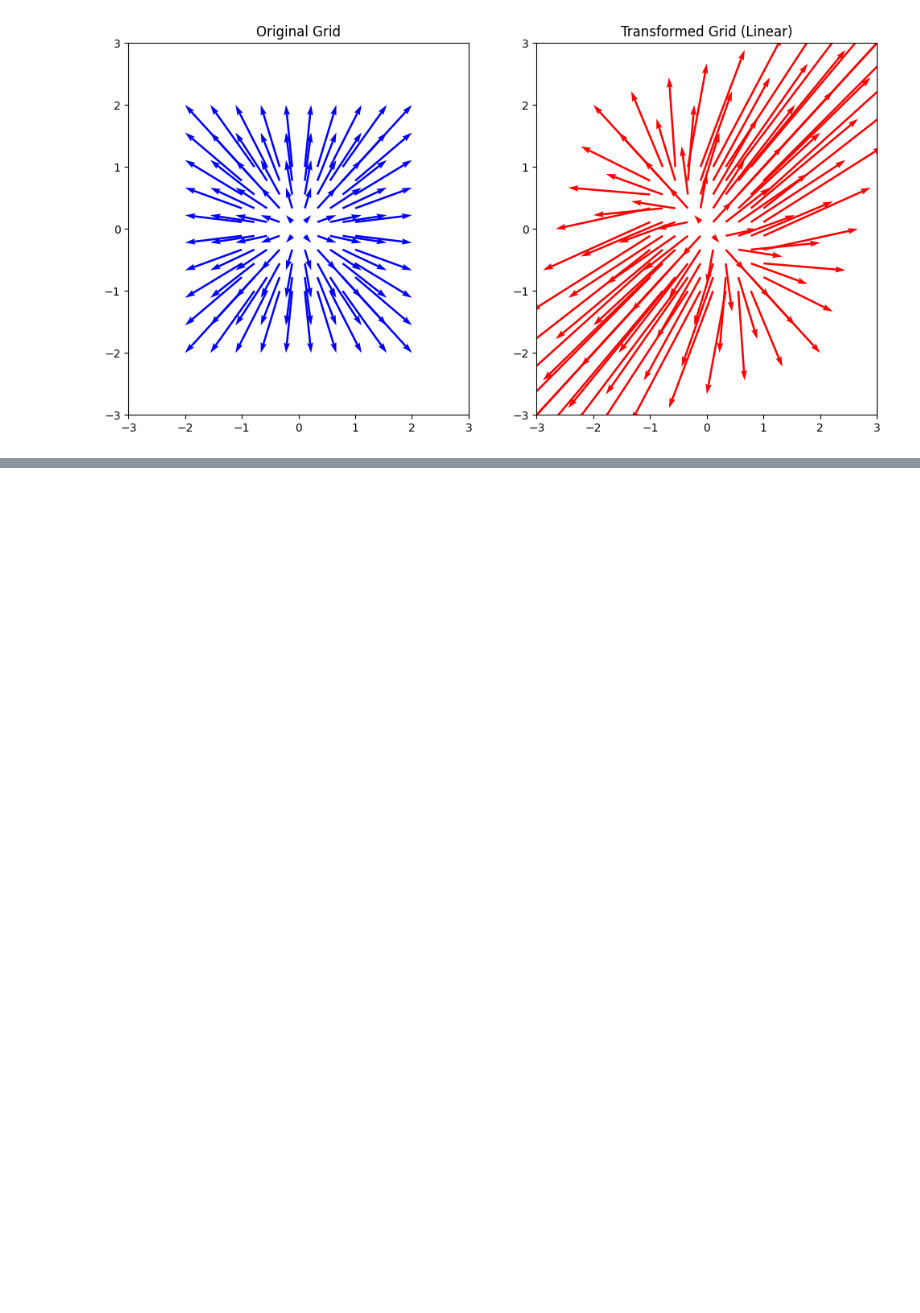
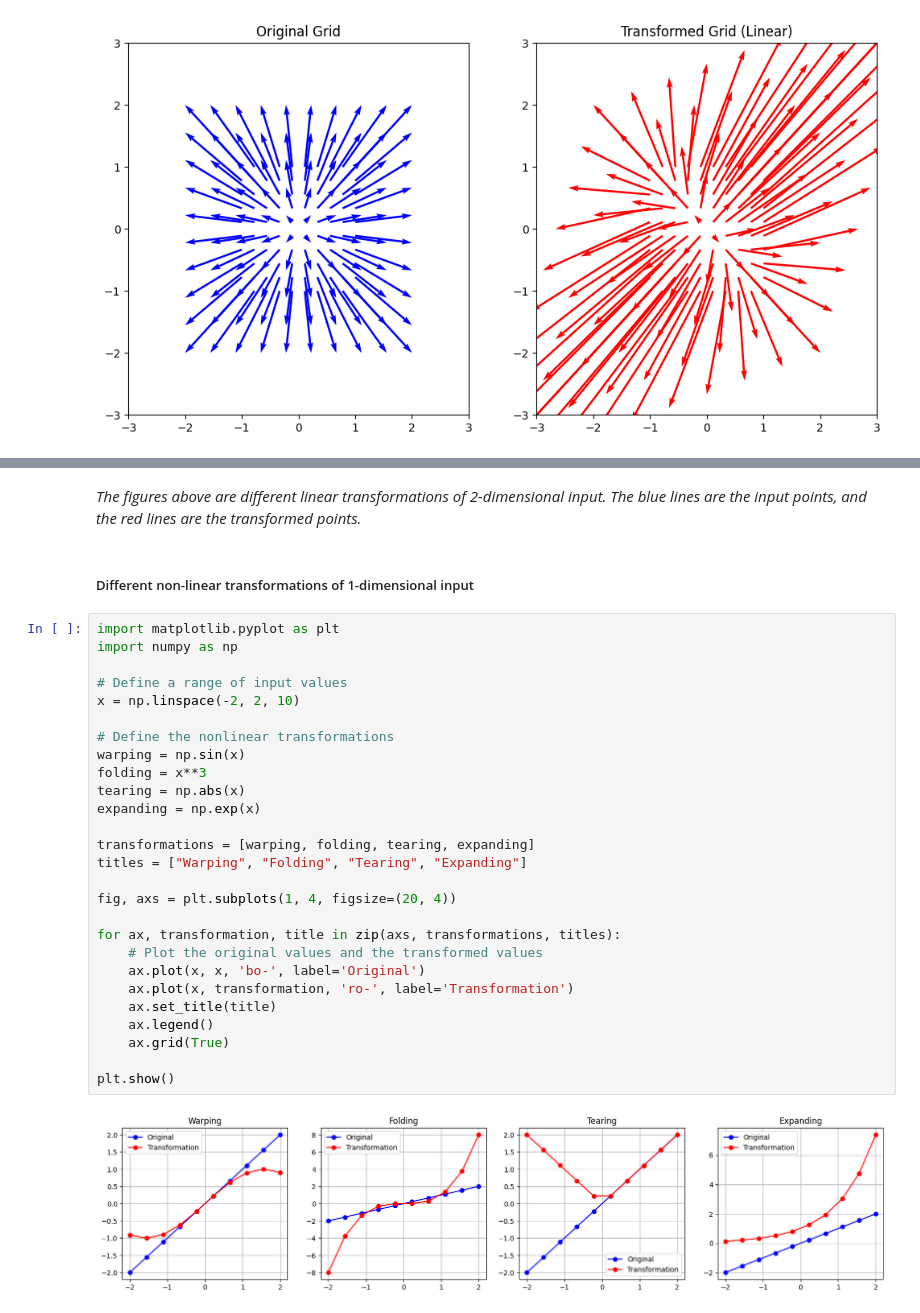
Before and after one commit to taskswithcode/probability_for_ml_notebooks, a Jupyter notebook: MLEssence.ipynb, the cells around one changed output, grey strips where cells are left out. Saved outputs shown, nothing was run; the diff lists cells and outputs as text; blank space fills up the shorter version.

```diff
--- a/MLEssence.ipynb
+++ b/MLEssence.ipynb
@@ -114,0 +221,33 @@ plt.show()
+# %% [markdown]
+*The figures above are different linear transformations of 2-dimensional input. The blue lines are the input points, and the red lines are the transformed points.*
+# %% [markdown]
+##### Different non-linear transformations of 1-dimensional input
+# %%
+import matplotlib.pyplot as plt
+import numpy as np
+
+# Define a range of input values
+x = np.linspace(-2, 2, 10)
+
+# Define the nonlinear transformations
+warping = np.sin(x)
+folding = x**3
+tearing = np.abs(x)
+expanding = np.exp(x)
+
+transformations = [warping, folding, tearing, expanding]
+titles = ["Warping", "Folding", "Tearing", "Expanding"]
+
+fig, axs = plt.subplots(1, 4, figsize=(20, 4))
+
+for ax, transformation, title in zip(axs, transformations, titles):
+    # Plot the original values and the transformed values
+    ax.plot(x, x, 'bo-', label='Original')
+    ax.plot(x, transformation, 'ro-', label='Transformation')
+    ax.set_title(title)
+    ax.legend()
+    ax.grid(True)
+
+plt.show()
+# %% [output]
+[figure, added]
```
Also changed, not shown: parts of 30 cells of this notebook.
